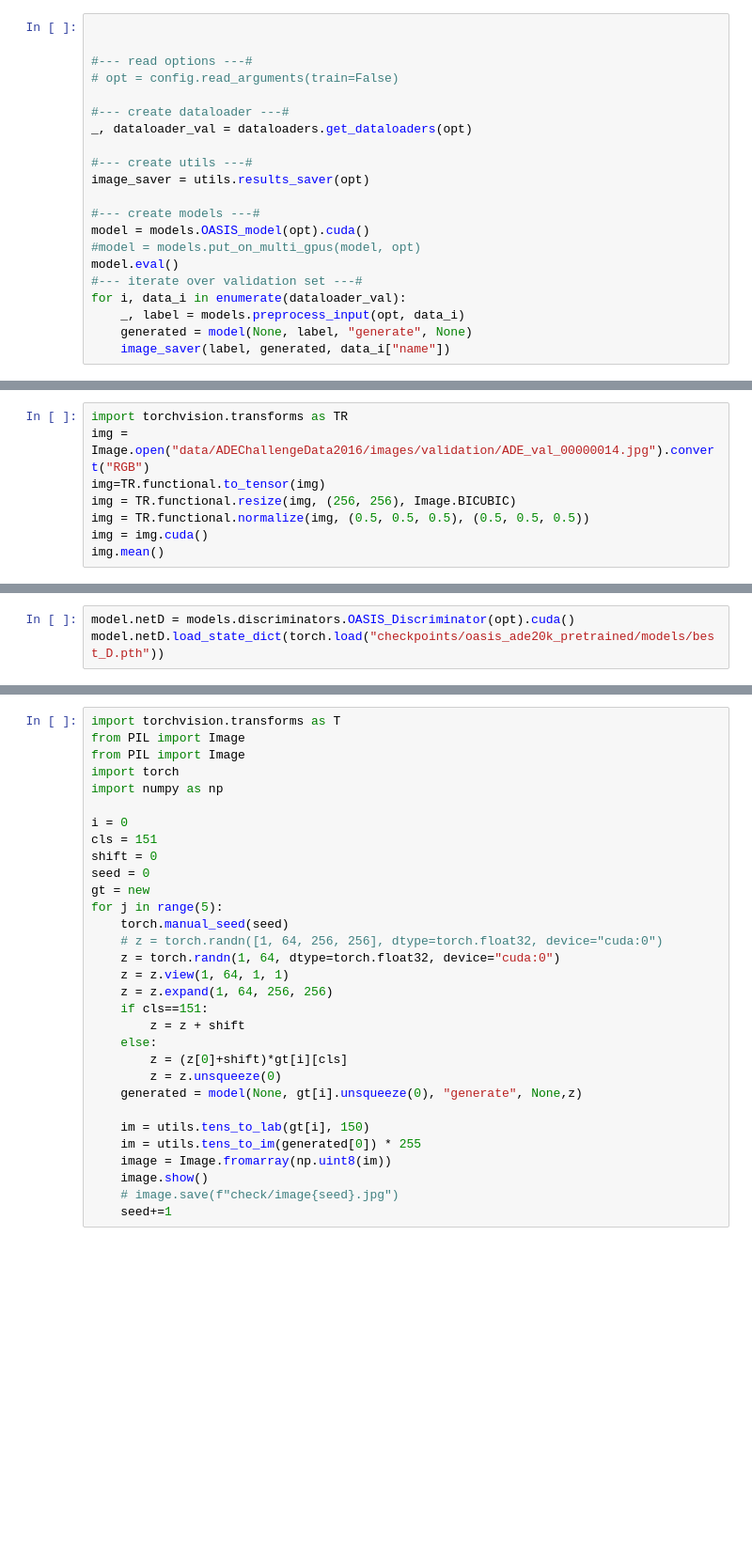
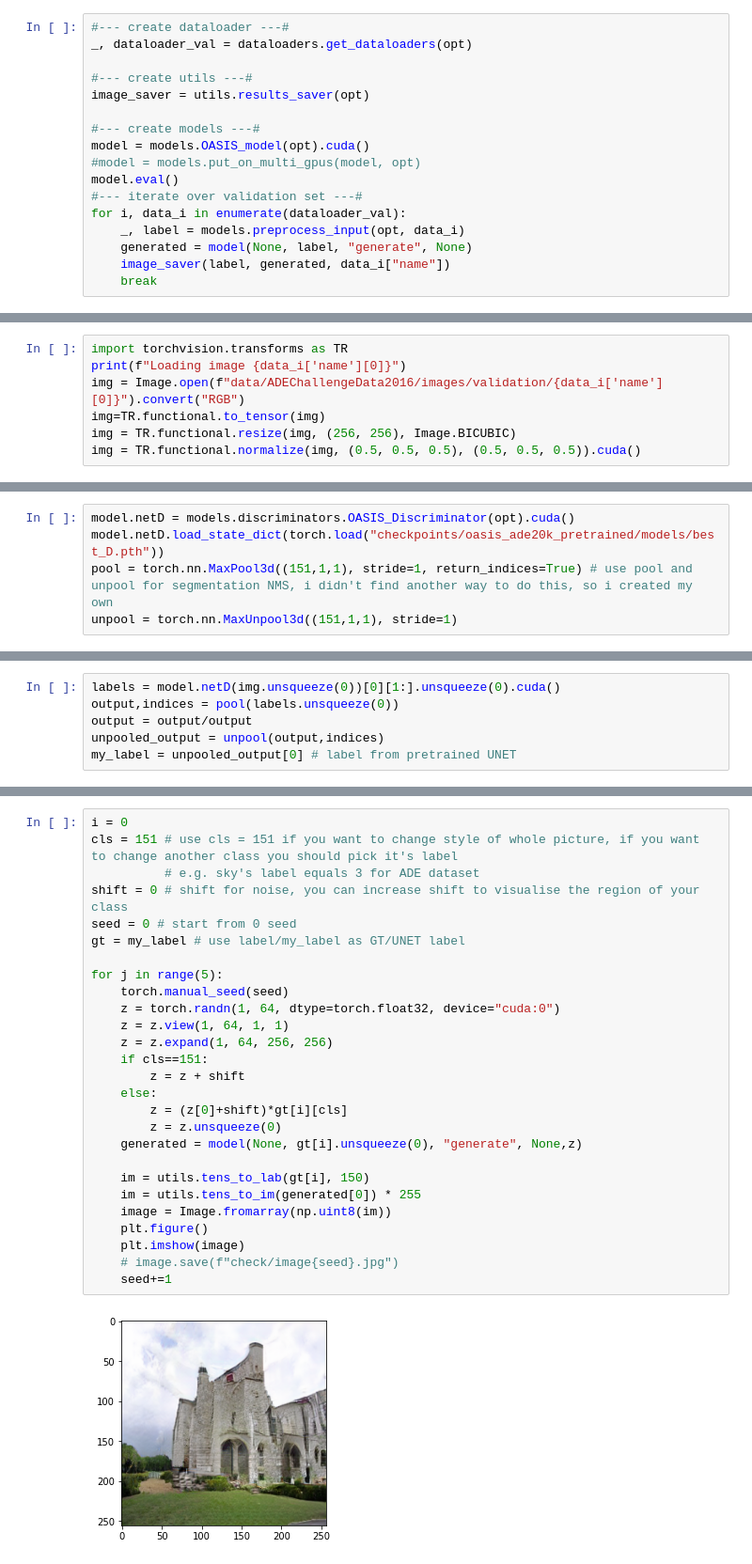
Before and after one commit to SashaAlderson/OASIS, a Jupyter notebook: inference.ipynb, the cells around one changed output, grey strips where cells are left out. Shown: that part at 94% size. Drawn from its saved outputs; the diff is of its cells as text; blank space fills up the shorter version.

```diff
--- a/inference.ipynb
+++ b/inference.ipynb
@@ -51,9 +31,4 @@ param_free_norm='syncbatch', phase='test', results_dir='./results/', seed=42, se
 # %%
-
-
-#--- read options ---#
-# opt = config.read_arguments(train=False)
-
 #--- create dataloader ---#
 _, dataloader_val = dataloaders.get_dataloaders(opt)
 
@@ -69,6 +44,7 @@ for i, data_i in enumerate(dataloader_val):
     _, label = models.preprocess_input(opt, data_i)
     generated = model(None, label, "generate", None)
     image_saver(label, generated, data_i["name"])
+    break
 # %% [output]
 Created Ade20kDataset, size train: 2000, size val: 2000
 Created OASIS_Generator with 74314691 parameters
@@ -84,9 +51,8 @@ data_i['name'][0]
 # %%
 import torchvision.transforms as TR
-img = Image.open("data/ADEChallengeData2016/images/validation/ADE_val_00000014.jpg").convert("RGB")
+print(f"Loading image {data_i['name'][0]}")
+img = Image.open(f"data/ADEChallengeData2016/images/validation/{data_i['name'][0]}").convert("RGB")
 img=TR.functional.to_tensor(img)
 img = TR.functional.resize(img, (256, 256), Image.BICUBIC)
-img = TR.functional.normalize(img, (0.5, 0.5, 0.5), (0.5, 0.5, 0.5))
-img = img.cuda()
-img.mean()
+img = TR.functional.normalize(img, (0.5, 0.5, 0.5), (0.5, 0.5, 0.5)).cuda()
 # %% [output]
@@ -94,3 +60,5 @@ tensor(-0.0001, device='cuda:0')
 # %%
 model.netD = models.discriminators.OASIS_Discriminator(opt).cuda()
 model.netD.load_state_dict(torch.load("checkpoints/oasis_ade20k_pretrained/models/best_D.pth"))
+pool = torch.nn.MaxPool3d((151,1,1), stride=1, return_indices=True) # use pool and unpool for segmentation NMS, i didn't find another way to do this, so i created my own
+unpool = torch.nn.MaxUnpool3d((151,1,1), stride=1)
@@ -98,0 +65,6 @@ model.netD.load_state_dict(torch.load("checkpoints/oasis_ade20k_pretrained/model
+# %%
+labels = model.netD(img.unsqueeze(0))[0][1:].unsqueeze(0).cuda()
+output,indices = pool(labels.unsqueeze(0))
+output = output/output
+unpooled_output = unpool(output,indices)
+my_label = unpooled_output[0] # label from pretrained UNET
@@ -99,31 +73,29 @@ model.netD.load_state_dict(torch.load("checkpoints/oasis_ade20k_pretrained/model
 # %%
-import torchvision.transforms as T
-from PIL import Image
-from PIL import Image
-import torch
-import numpy as np
+i = 0
+cls = 151 # use cls = 151 if you want to change style of whole picture, if you want to change another class you should pick it's label
+          # e.g. sky's label equals 3 for ADE dataset
+shift = 0 # shift for noise, you can increase shift to visualise the region of your class
+seed = 0 # start from 0 seed
+gt = my_label # use label/my_label as GT/UNET label
 
-i = 0
-cls = 151
-shift = 0
-seed = 0
-gt = new
 for j in range(5):
 	torch.manual_seed(seed)
-	# z = torch.randn([1, 64, 256, 256], dtype=torch.float32, device="cuda:0")
 	z = torch.randn(1, 64, dtype=torch.float32, device="cuda:0")
 	z = z.view(1, 64, 1, 1)
 	z = z.expand(1, 64, 256, 256)
 	if cls==151:
 		z = z + shift
 	else:
 		z = (z[0]+shift)*gt[i][cls]
 		z = z.unsqueeze(0)
 	generated = model(None, gt[i].unsqueeze(0), "generate", None,z)
 
 	im = utils.tens_to_lab(gt[i], 150)
 	im = utils.tens_to_im(generated[0]) * 255
 	image = Image.fromarray(np.uint8(im))
-	image.show()
+	plt.figure()
+	plt.imshow(image)
 	# image.save(f"check/image{seed}.jpg")
 	seed+=1
+# %% [output]
+[figure, added]
```
Also changed, not shown: parts of 17 cells of this notebook.
